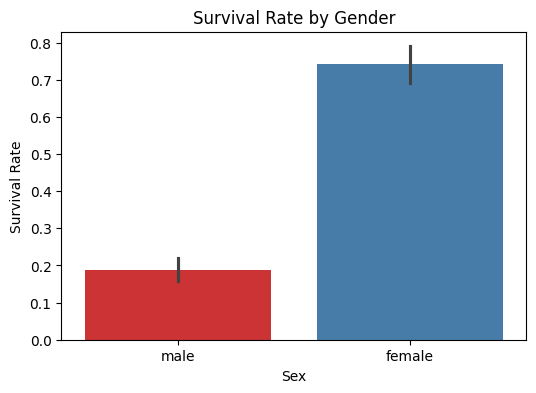
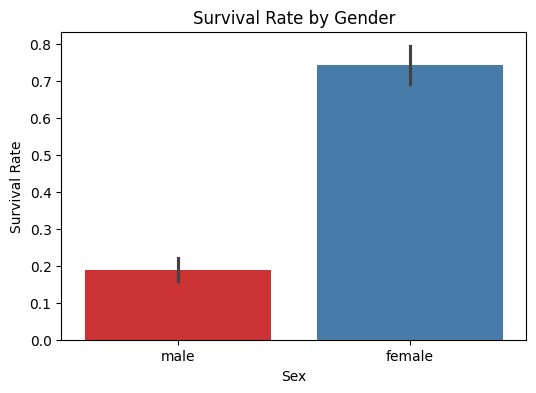
Unified diff of the notebook cell whose output changed from the first chart to the second:
--- before
+++ after
@@ -1,5 +1,5 @@
 #Survival rate by Gender
 plt.figure(figsize=(6, 4))
-sns.barplot(x='Sex', y='Survived', hue='Sex', legend=False, data=df, palette='Set1')
+sns.barplot(x='Sex', y='Survived', data=df, hue='Sex', legend=False, palette='Set1')
 plt.title('Survival Rate by Gender')
 plt.ylabel('Survival Rate')

Commit: Created using Colab